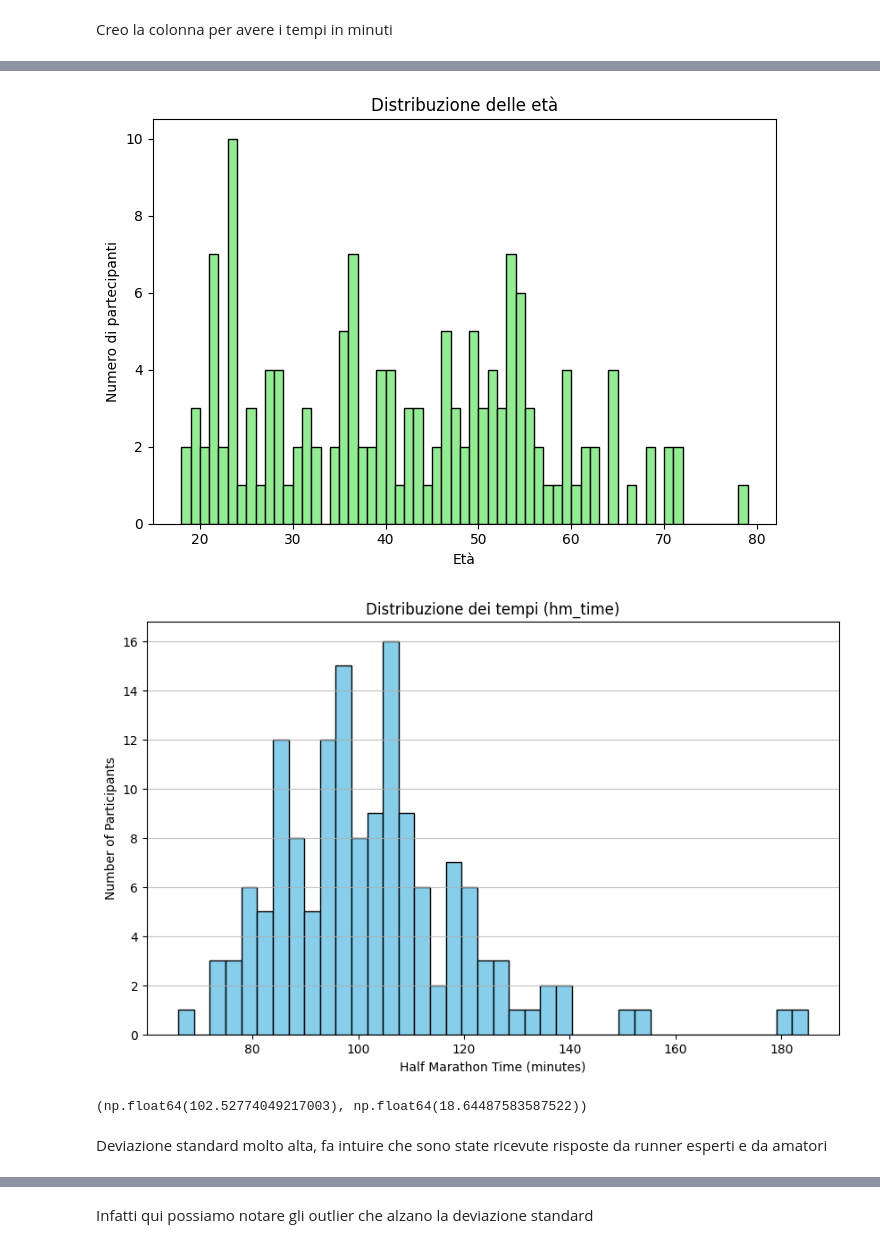
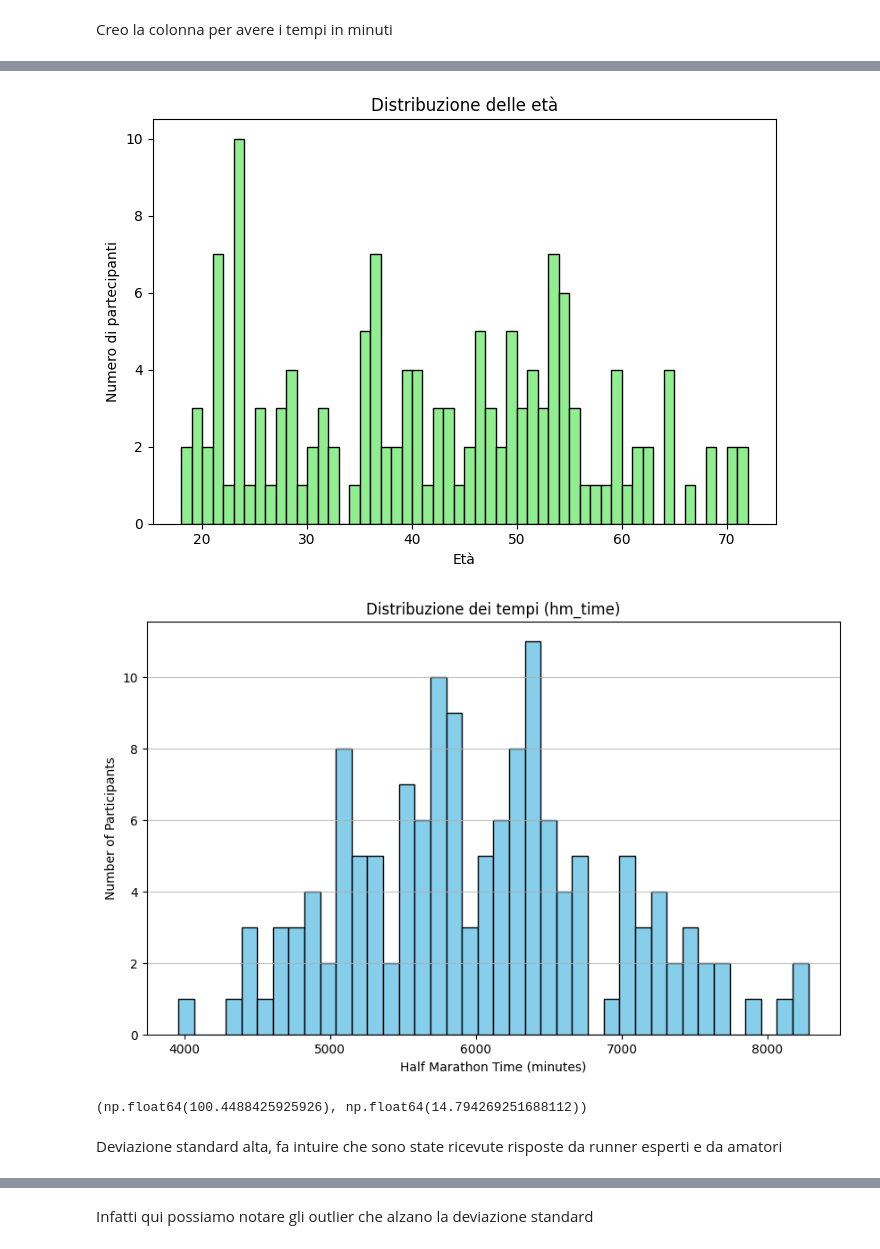
Before and after one commit to gabrynapo/HM_Time_Prediction_Thesis, a Jupyter notebook: data_cleaning.ipynb, the cells around one changed output, grey strips where cells are left out. Saved outputs shown, nothing was run; the diff lists cells and outputs as text; code cells hidden in the pictures.

```diff
--- a/data_cleaning.ipynb
+++ b/data_cleaning.ipynb
@@ -55,3 +65,9 @@ def time_to_minutes(t):
 
 df['hm_time_min'] = df['hm_time'].apply(time_to_minutes)
 df['mid_hm_time_min'] = df['mid_hm_time'].apply(time_to_minutes)
+
+df.drop(columns=['hm_time', 'mid_hm_time'], inplace=True)
+# %%
+df = df[df['hm_time_min'] < 140]
+# %%
+df.drop(columns=['cadence', 'vo2_max'], inplace=True)
@@ -82,28 +114,26 @@ ax.set_title('Distribuzione delle età')
 plt.tight_layout()
 plt.show()
 # %% [output]
-[figure, old version]
+[figure, new version]
 # %%
-# Convert 'hm_time' to seconds for plotting
-hm_time_sec = pd.to_timedelta(df['hm_time']).dt.total_seconds() / 60  # minutes
-
+hm_time_sec = df['hm_time_sec']
 plt.figure(figsize=(10, 6))
 plt.hist(hm_time_sec, bins=40, color='skyblue', edgecolor='black')
 plt.xlabel('Half Marathon Time (minutes)')
 plt.ylabel('Number of Participants')
 plt.title('Distribuzione dei tempi (hm_time)')
 plt.grid(axis='y', alpha=0.75)
 plt.show()
 # %% [output]
-[figure, old version]
+[figure, new version]
 # %%
 hm_time_sec = pd.to_timedelta(df['hm_time']).dt.total_seconds() / 60  # minutes
 
 hm_time_sec.mean(), hm_time_sec.std()
 # %% [output]
-(np.float64(102.52774049217003), np.float64(18.64487583587522))
+(np.float64(100.4488425925926), np.float64(14.794269251688112))
 # %% [markdown]
-Deviazione standard molto alta, fa intuire che sono state ricevute risposte da runner esperti e da amatori
+Deviazione standard alta, fa intuire che sono state ricevute risposte da runner esperti e da amatori
 # %%
 plt.figure(figsize=(8, 5))
 plt.boxplot(hm_time_sec, vert=False)
```
Also changed, not shown: parts of 17 cells of this notebook.
